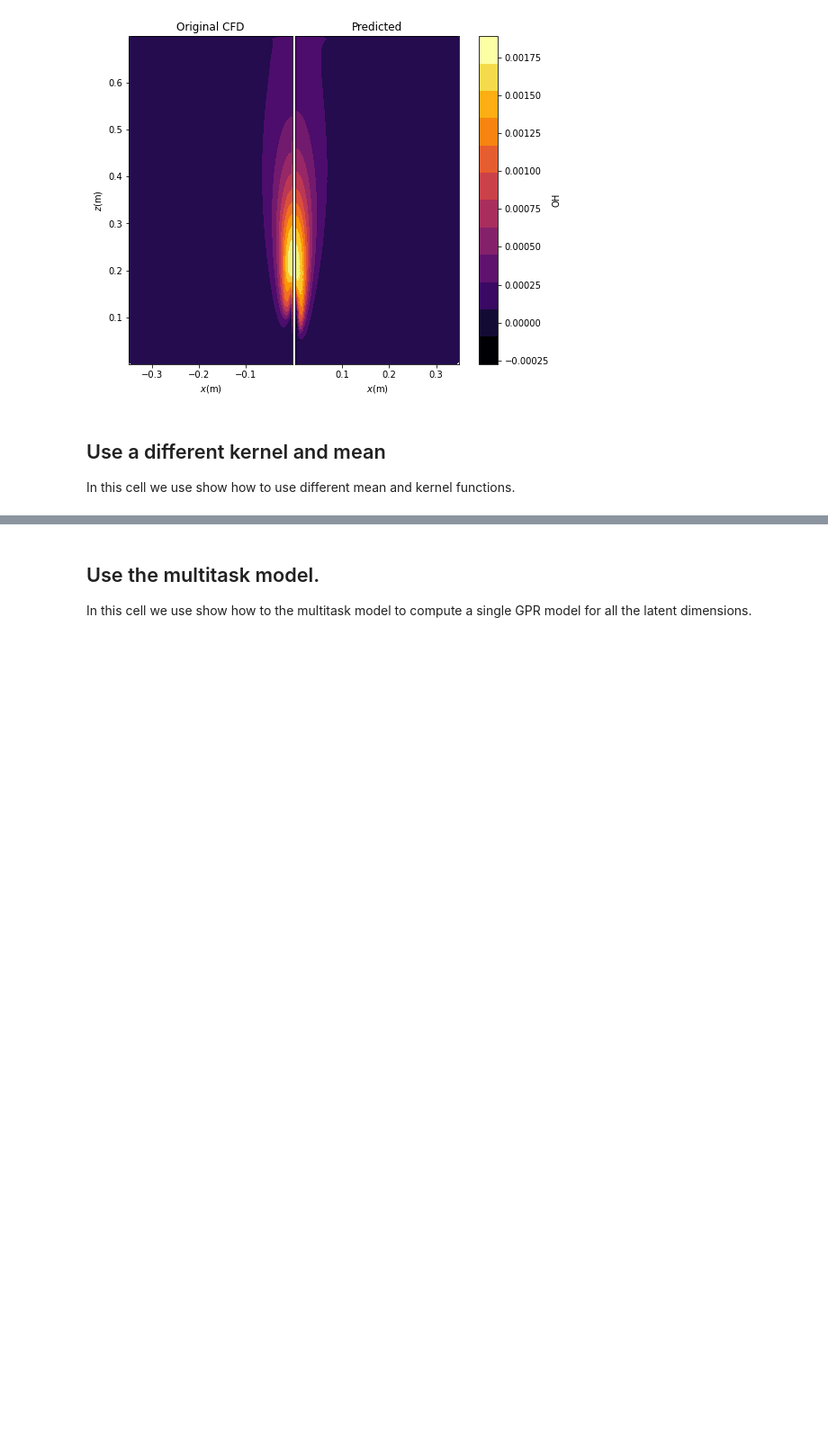
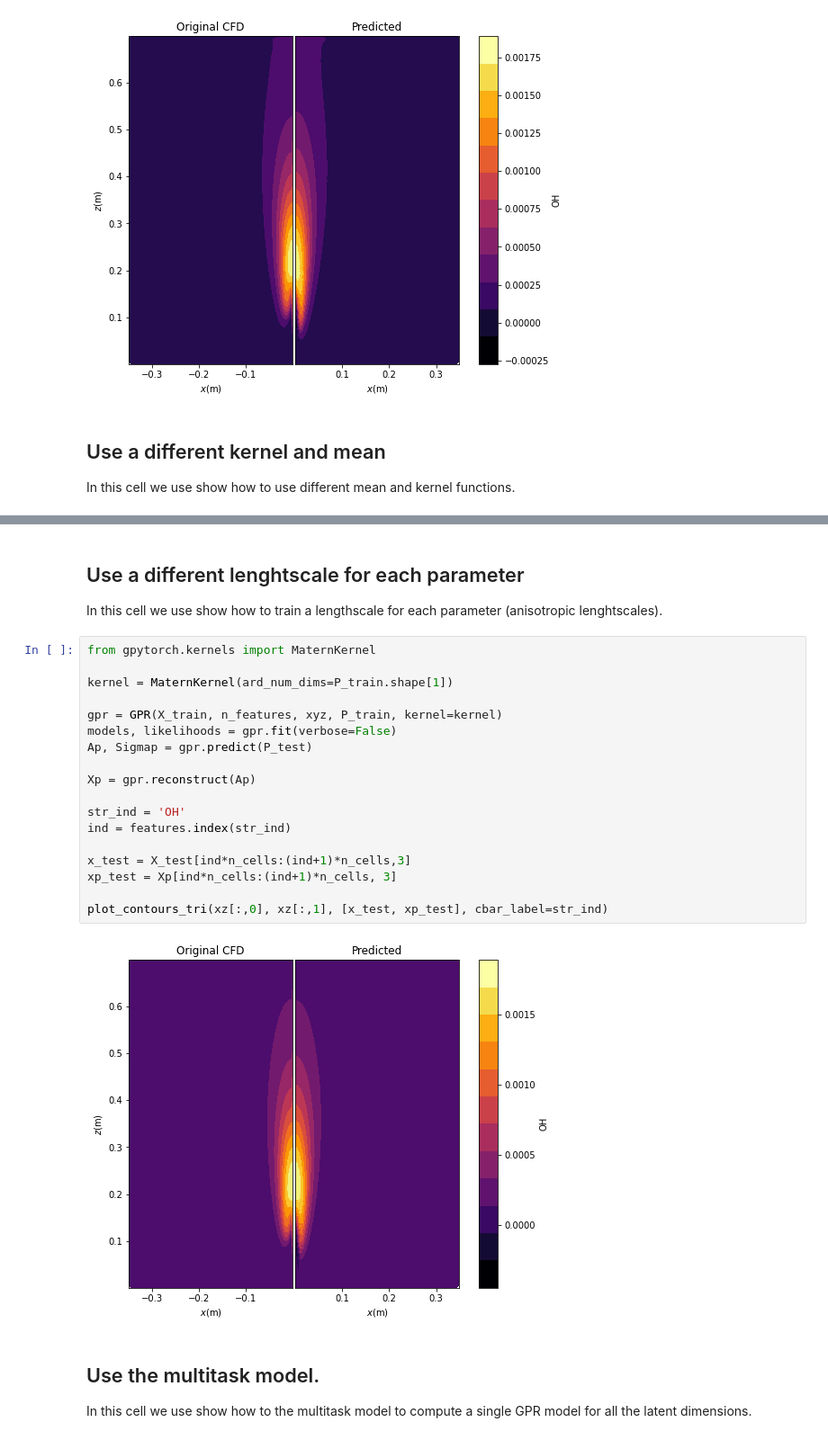
Before and after one commit to burn-research/OpenMEASURE, a Jupyter notebook: docs/gpr_doc.ipynb, the cells around one changed output, grey strips where cells are left out. Shown at 90% size. Drawn from its saved outputs; the diff is of its cells as text; blank space fills up the shorter version.

```diff
--- a/docs/gpr_doc.ipynb
+++ b/docs/gpr_doc.ipynb
@@ -330,4 +281,28 @@ Iter 232/1000 - Mode: 10/10 - Loss: -6.08e-01 - Mean noise: 6.18e-03
 [figure]
+# %% [markdown]
+## Use a different lenghtscale for each parameter
+
+In this cell we use show how to train a lengthscale for each parameter (anisotropic lenghtscales).
+# %%
+from gpytorch.kernels import MaternKernel
+
+kernel = MaternKernel(ard_num_dims=P_train.shape[1])
+
+gpr = GPR(X_train, n_features, xyz, P_train, kernel=kernel)
+models, likelihoods = gpr.fit(verbose=False)
+Ap, Sigmap = gpr.predict(P_test)
+
+Xp = gpr.reconstruct(Ap)
+
+str_ind = 'OH'
+ind = features.index(str_ind)
+
+x_test = X_test[ind*n_cells:(ind+1)*n_cells,3]
+xp_test = Xp[ind*n_cells:(ind+1)*n_cells, 3]
+
+plot_contours_tri(xz[:,0], xz[:,1], [x_test, xp_test], cbar_label=str_ind)
+# %% [output]
+[figure, added]
 # %% [markdown]
 ## Use the multitask model.
 
```
Also changed, not shown: parts of 7 cells of this notebook, 4 other files.
